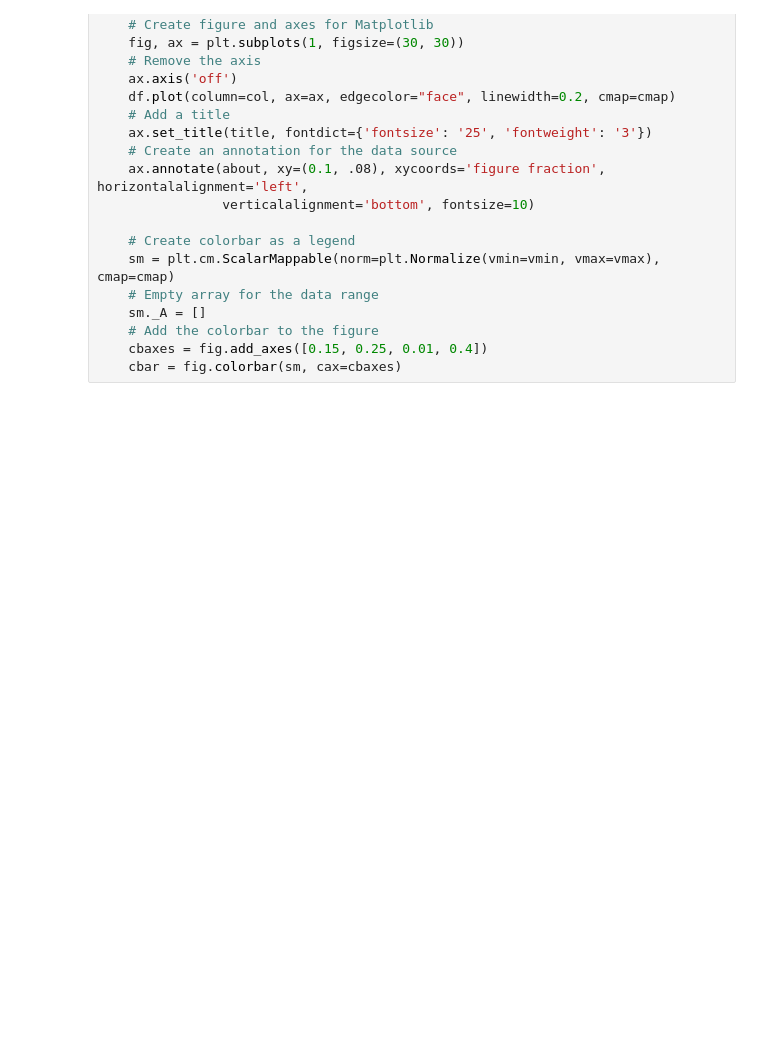
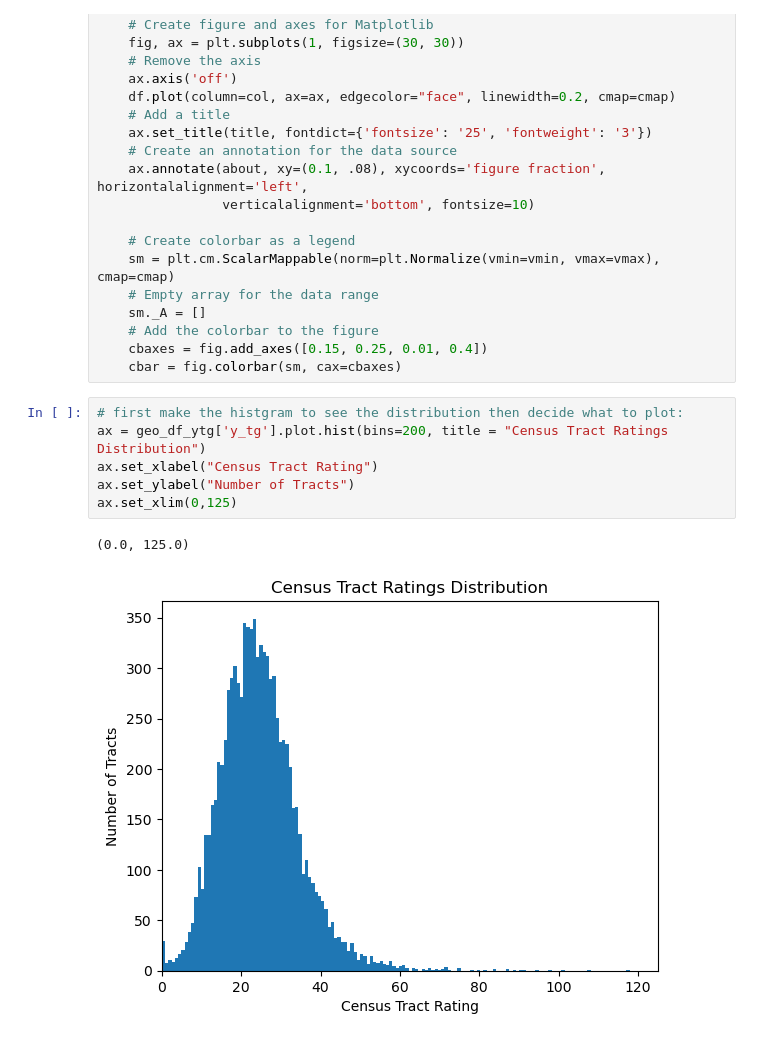
Before and after one commit to Edmund-Dale/public_projects, a Jupyter notebook: best_CA_neighborhoods/best_CA_neighborhoods.ipynb, the cells around one changed output. Saved outputs shown, nothing was run; the diff lists cells and outputs as text; blank space fills up the shorter version.

```diff
--- a/best_CA_neighborhoods/best_CA_neighborhoods.ipynb
+++ b/best_CA_neighborhoods/best_CA_neighborhoods.ipynb
@@ -672,3 +689,12 @@ def make_heat_map(df, y_col, title, about):
     # Add the colorbar to the figure
     cbaxes = fig.add_axes([0.15, 0.25, 0.01, 0.4])
     cbar = fig.colorbar(sm, cax=cbaxes)
+# %%
+# first make the histgram to see the distribution then decide what to plot:
+ax = geo_df_ytg['y_tg'].plot.hist(bins=200, title = "Census Tract Ratings Distribution")
+ax.set_xlabel("Census Tract Rating")
+ax.set_ylabel("Number of Tracts")
+ax.set_xlim(0,125)
+# %% [output]
+(0.0, 125.0)
+[figure, added]
```
Also changed, not shown: parts of 22 cells of this notebook.
